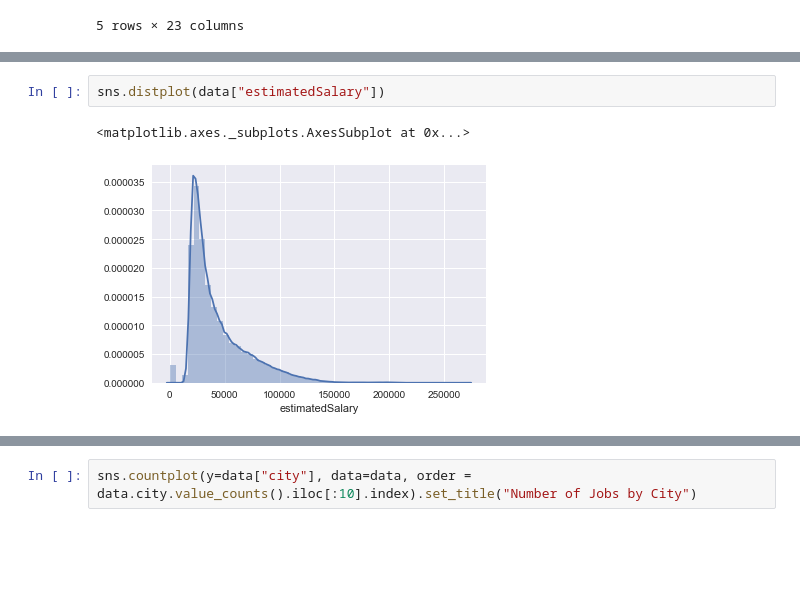
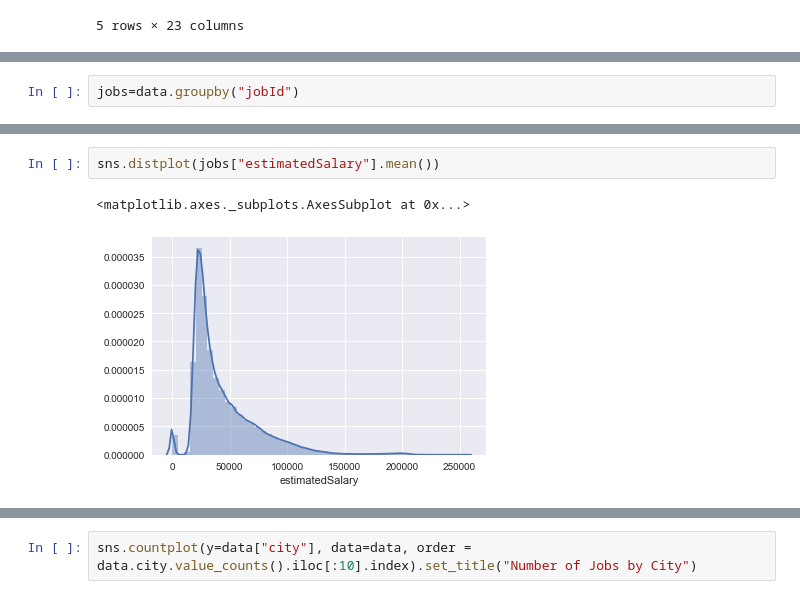
Before and after one commit to gtpash/df2018, a Jupyter notebook: SamEDA.ipynb, the cells around one changed output, grey strips where cells are left out. Drawn from its saved outputs; the diff is of its cells as text; blank space fills up the shorter version.

```diff
--- a/SamEDA.ipynb
+++ b/SamEDA.ipynb
@@ -18,0 +49,2 @@ data.head()
+# %%
+jobs=data.groupby("jobId")
@@ -34,5 +92,5 @@ sns.boxplot(data["avgOverallRating"])
 # %%
-sns.distplot(data["estimatedSalary"])
+sns.distplot(jobs["estimatedSalary"].mean())
 # %% [output]
 <matplotlib.axes._subplots.AxesSubplot at 0x...>
-[figure, old version]
+[figure, new version]
```
Also changed, not shown: parts of 14 cells of this notebook, 3 other files.
